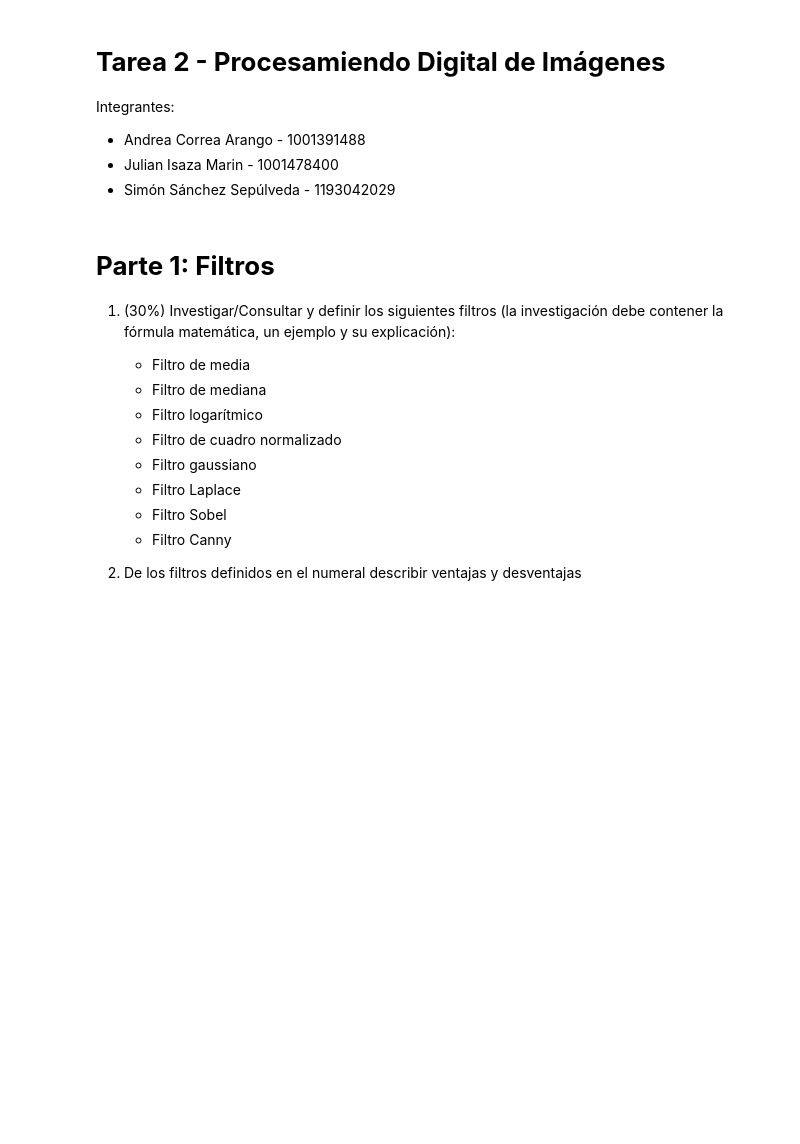
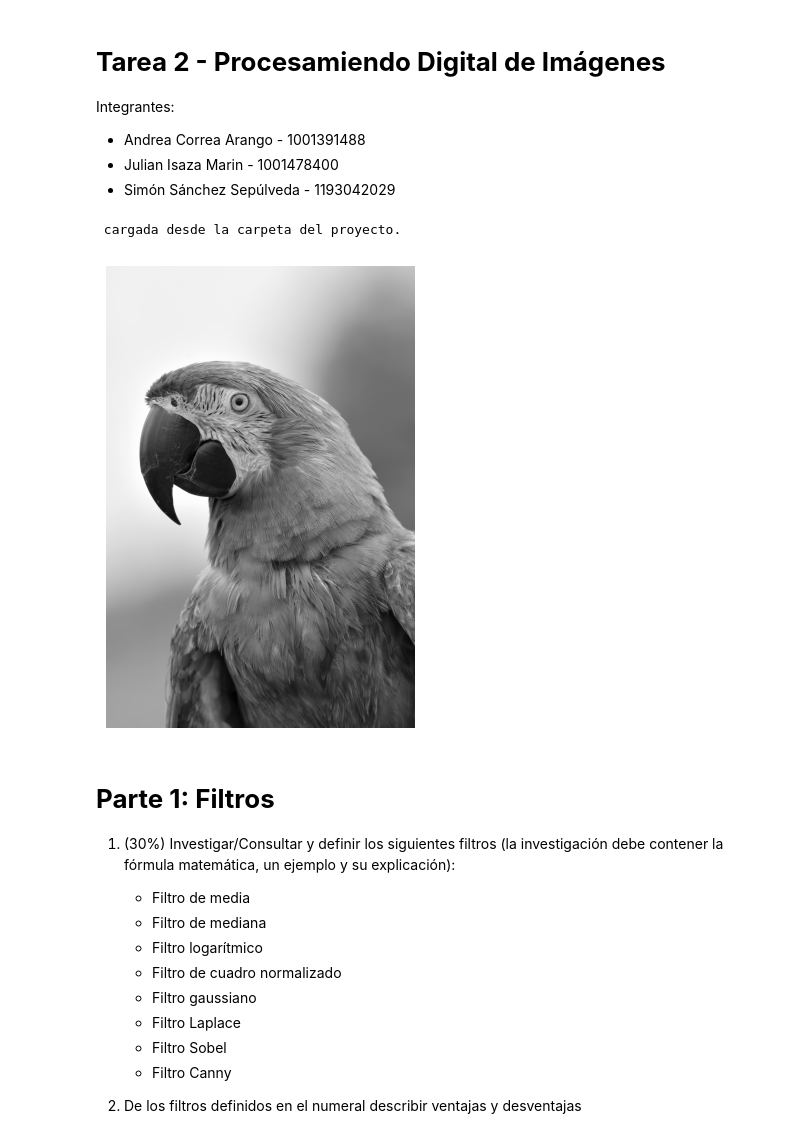
Before and after one commit to Simonsanchezs/coffee_bean_classifier_Tarea2PDI, a Jupyter notebook: Task1_Filters/Filters.ipynb, the cells around one changed output. Drawn from its saved outputs; the diff is of its cells as text; code cells hidden in the pictures; blank space fills up the shorter version.

```diff
--- a/Task1_Filters/Filters.ipynb
+++ b/Task1_Filters/Filters.ipynb
@@ -8,19 +8,21 @@ Integrantes:
 # %%
 import cv2
 import numpy as np
 import matplotlib.pyplot as plt
 
 img = cv2.imread('imagen.jpg', cv2.IMREAD_GRAYSCALE)
 
 if img is not None:
     print(f" cargada desde la carpeta del proyecto.")
     plt.figure(figsize=(6, 6))
     plt.imshow(img, cmap='gray')
-    plt.title('Imagen de Prueba Cargada')
     plt.axis('off')
     plt.show()
 else:
     print(f"No se encontró el archivo '{nombre_imagen}' en la carpeta.")
+# %% [output]
+ cargada desde la carpeta del proyecto.
+[figure, added]
 # %% [markdown]
 # **Parte 1: Filtros**
 
```
Also changed, not shown: 1 other file.
